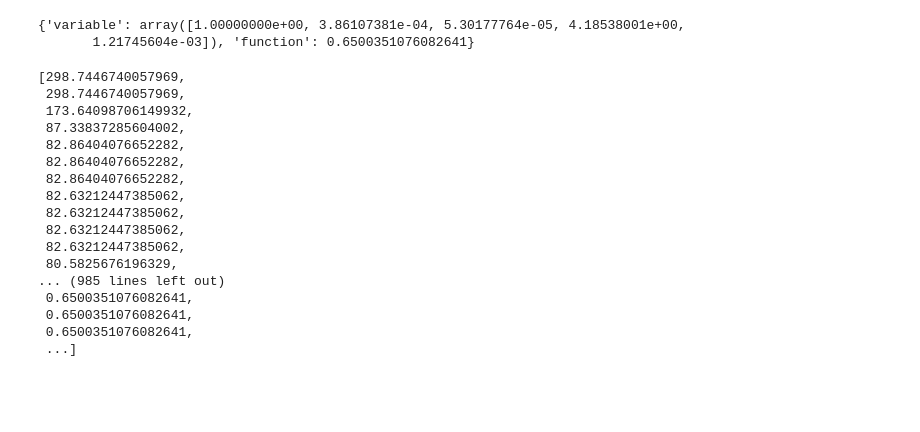
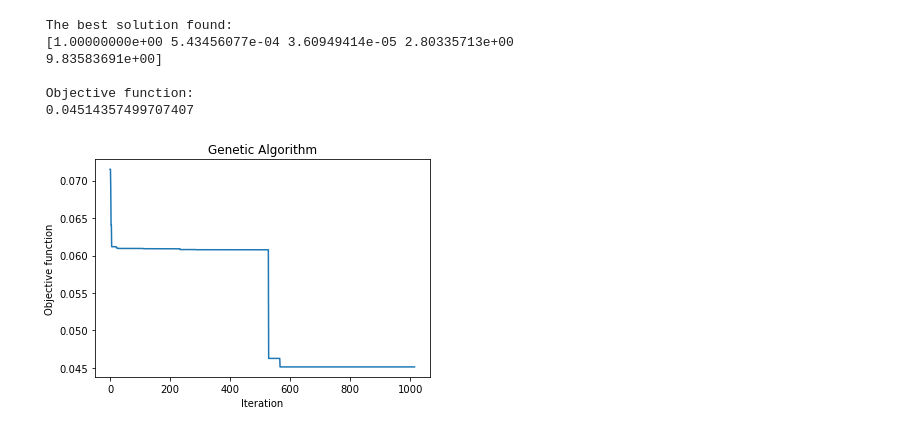
Before and after one commit to cjmerzbacher/bayesopt-dynamic-pathways, a Jupyter notebook: method_tuning/genetic_algorithm.ipynb, the cells around one changed output. Saved outputs shown, nothing was run; the diff lists cells and outputs as text; code cells hidden in the pictures; blank space fills up the shorter version.

```diff
--- a/method_tuning/genetic_algorithm.ipynb
+++ b/method_tuning/genetic_algorithm.ipynb
@@ -262,33 +131,0 @@ model.report
-# %%
-def f(X):
-    A, k1, k2, theta1, theta2 = X
-    t = np.linspace(0, 5E4, 100)
-    y0 = np.array([2290., 0., 0., 0., 0., 0.])
-    architecture = arch_converter(A)
-    param_values = [[2., k1, theta1], [2., k2, theta2]]
-    extra_options = {'old_api': False, 'user_data': [architecture, param_values], 'rtol':1E-3}
-    ode_solver = ode('cvode', toy_model, **extra_options)
-    solution = ode_solver.solve(t, y0)
-    j1, j2 = solution.values.y[-1, -2:]
-    j1, j2, loss = loss_biological(j1, j2, alpha1=1E-5, alpha2=1E-2)
-    if (str(solution.flag) == 'StatusEnum.SUCCESS') and loss > 0.0: return loss
-    else: return 1.E7
-
-varbound=np.array([[1,4],[1E-7,1E-3],[1E-7,1E-3], [1E-3, 10], [1E-3, 10]])
-vartype=np.array([['int'], ['real'],['real'],['real'],['real']])
-
-
-algorithm_param = {'max_num_iteration': 1000,\
-                   'population_size':100,\
-                   'mutation_probability':0.1,\
-                   'elit_ratio': 0.01,\
-                   'crossover_probability': 0.5,\
-                   'parents_portion': 0.3,\
-                   'crossover_type':'uniform',\
-                   'max_iteration_without_improv':None}
-
-model=ga(function=f,dimension=5,variable_type_mixed=vartype,variable_boundaries=varbound, algorithm_parameters=algorithm_param)
-
-model.run()
-
-results = model.output_dict
@@ -323,23 +132,18 @@ __________________________________________________ 1.0% GA is running...
-# %%
-print(results)
-model.report
-# %% [output]
-{'variable': array([1.00000000e+00, 3.86107381e-04, 5.30177764e-05, 4.18538001e+00,
-       1.21745604e-03]), 'function': 0.6500351076082641}
-[298.7446740057969,
- 298.7446740057969,
- 173.64098706149932,
- 87.33837285604002,
- 82.86404076652282,
- 82.86404076652282,
- 82.86404076652282,
- 82.63212447385062,
- 82.63212447385062,
- 82.63212447385062,
- 82.63212447385062,
- 80.5825676196329,
-... (985 lines left out)
- 0.6500351076082641,
- 0.6500351076082641,
- 0.6500351076082641,
- ...]
+# %%
+trace = pd.DataFrame(columns=columns)
+model=ga(function=f,dimension=5,variable_type_mixed=vartype,variable_boundaries=varbound, algorithm_parameters=algorithm_param)
+
+start_time = time.time()
+model.run()
+elapsed_time = time.time() - start_time
+trace['Computational Time'] = elapsed_time
+results = model.output_dict
+trace.to_csv('ga_result_rep1.txt')
+# %% [output]
+ The best solution found:
+ [1.00000000e+00 5.43456077e-04 3.60949414e-05 2.80335713e+00
+ 9.83583691e+00]
+
+ Objective function:
+ 0.04514357499707407
+[figure, added]
```
Also changed, not shown: parts of 9 cells of this notebook, 56 other files.
